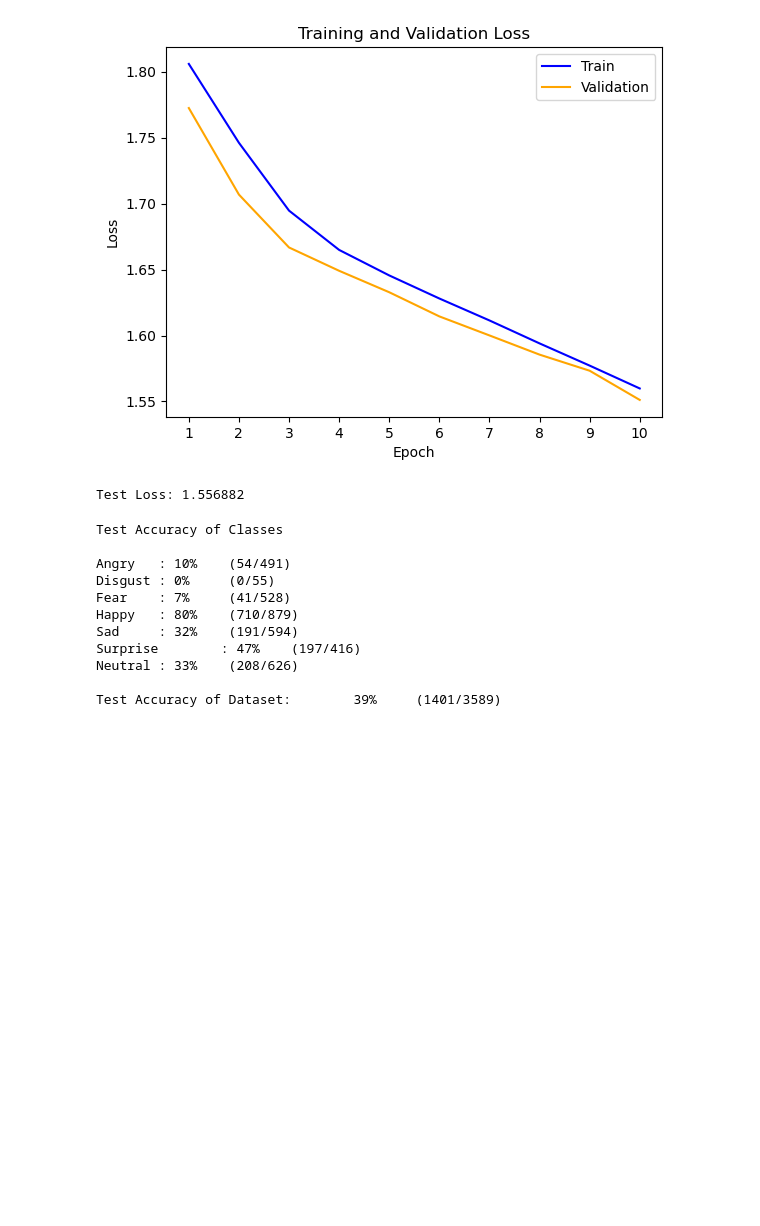
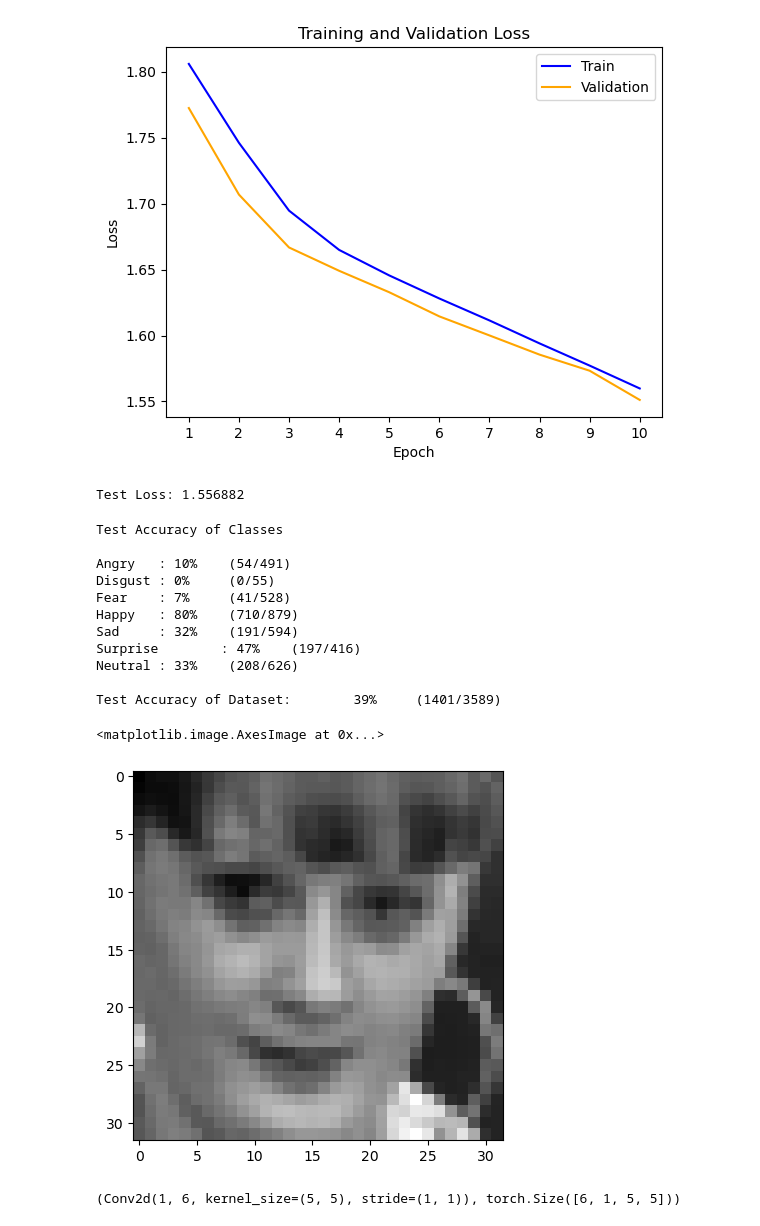
Before and after one commit to adishourya/VIT_FER2013, a Jupyter notebook: convolutional.ipynb, the cells around one changed output. Drawn from its saved outputs; the diff is of its cells as text; code cells hidden in the pictures; blank space fills up the shorter version.

```diff
--- a/convolutional.ipynb
+++ b/convolutional.ipynb
@@ -343,0 +366,16 @@ Test Accuracy of Dataset:        39%     (1401/3589)
+# %%
+import einops
+sample_img = img[0]
+plt.imshow(
+    einops.rearrange(sample_img,"1 h w -> h w"),
+    cmap="grey")
+# %% [output]
+<matplotlib.image.AxesImage at 0x...>
+[figure, added]
+# %%
+# 1,6 input channel = 1 (greyscale)
+# output dimension = 6 (filterbanks)
+# kernel size = (5,5) kernels
+net.conv1 , net.conv1.weight.shape
+# %% [output]
+(Conv2d(1, 6, kernel_size=(5, 5), stride=(1, 1)), torch.Size([6, 1, 5, 5]))
```
Also changed, not shown: parts of 5 cells of this notebook, 2 other files.
